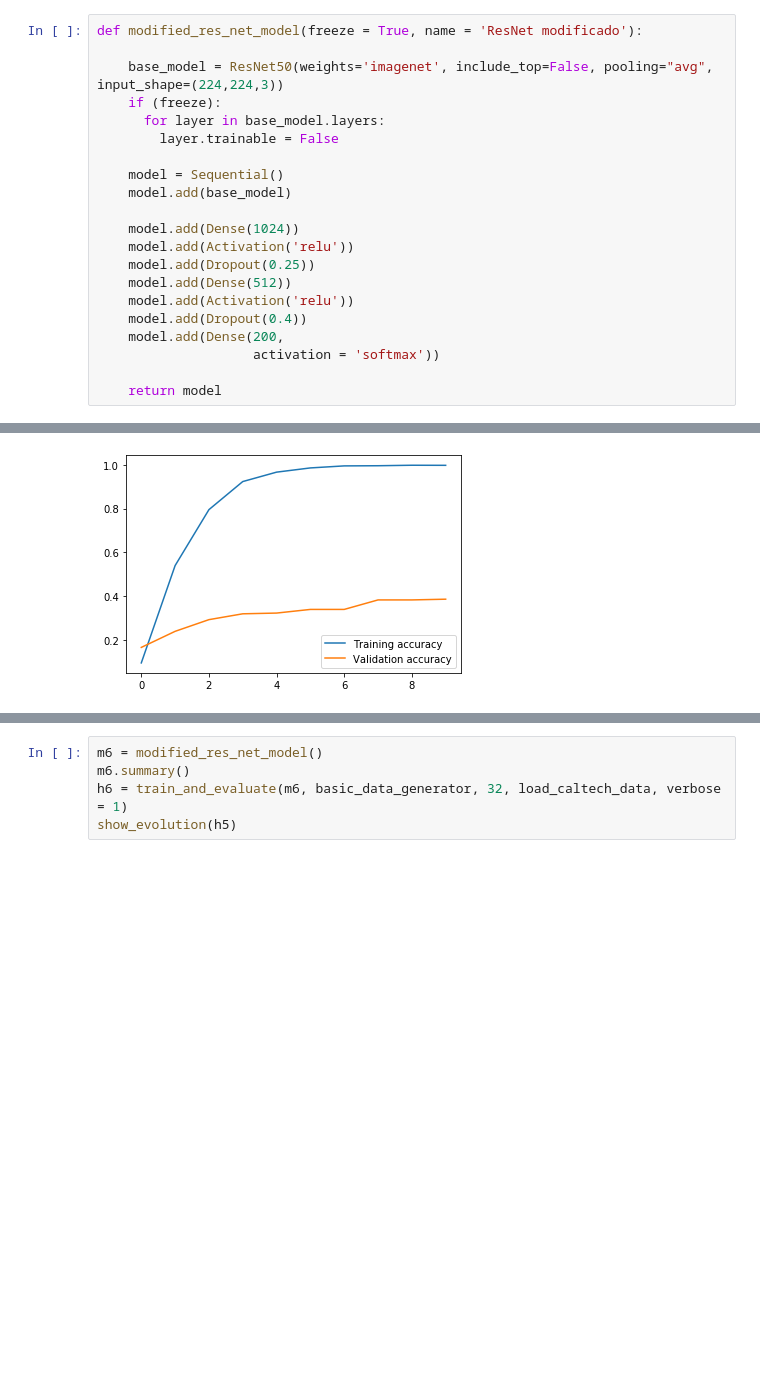
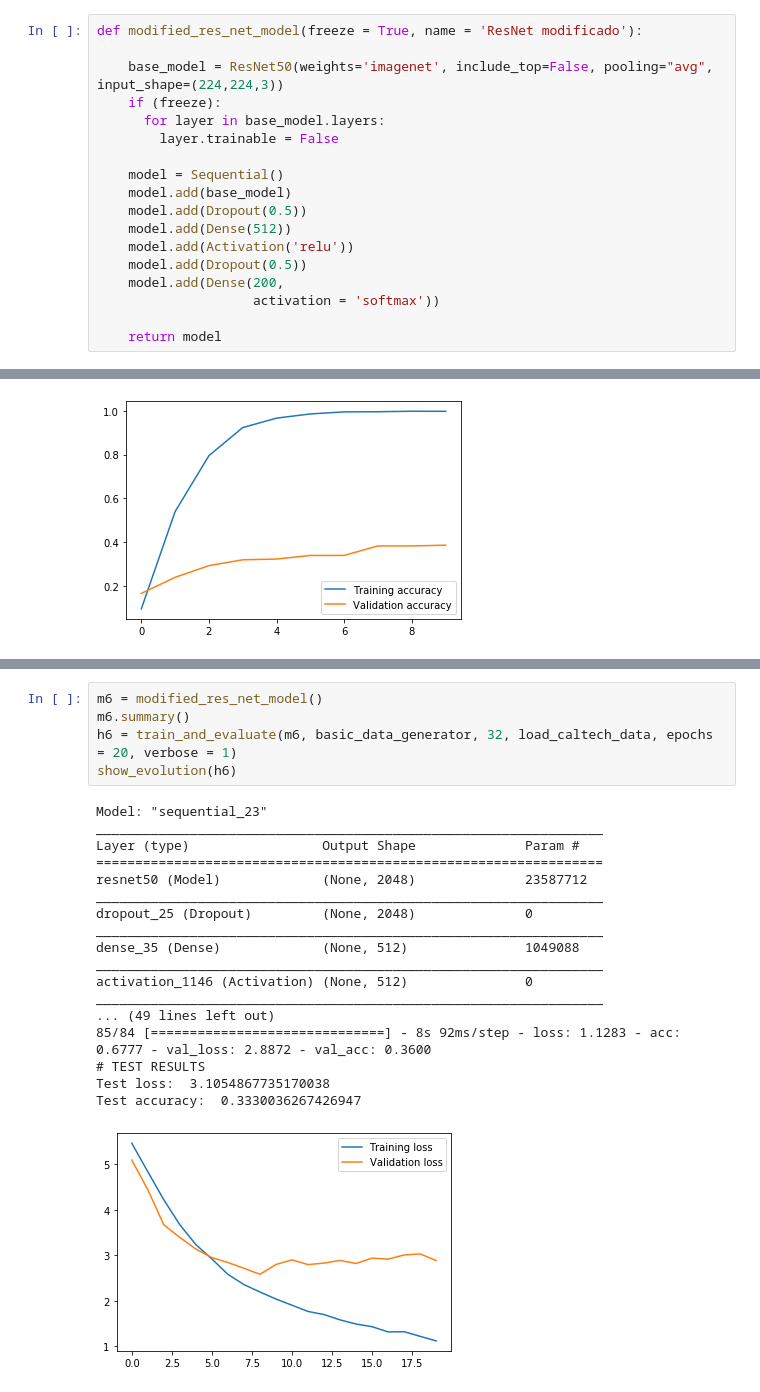
Before and after one commit to Ludvins/DGIIM_VC, a Jupyter notebook: Practica 2/Cifar.ipynb, the cells around one changed output, grey strips where cells are left out. Cells and saved outputs as stored; diff of their text form; blank space fills up the shorter version.

```diff
--- a/Practica 2/Cifar.ipynb
+++ b/Practica 2/Cifar.ipynb
@@ -320,13 +316,10 @@ def modified_res_net_model(freeze = True, name = 'ResNet modificado'):
 
     model = Sequential()
     model.add(base_model)
-
-    model.add(Dense(1024))
-    model.add(Activation('relu'))
-    model.add(Dropout(0.25))
+    model.add(Dropout(0.5))
     model.add(Dense(512))
     model.add(Activation('relu'))
-    model.add(Dropout(0.4))
+    model.add(Dropout(0.5))
     model.add(Dense(200,
                     activation = 'softmax'))
 
@@ -505,5 +508,24 @@ Test accuracy:  0.3273986151440089
 # %%
 m6 = modified_res_net_model()
 m6.summary()
-h6 = train_and_evaluate(m6, basic_data_generator, 32, load_caltech_data, verbose = 1)
-show_evolution(h5)
+h6 = train_and_evaluate(m6, basic_data_generator, 32, load_caltech_data, epochs = 20, verbose = 1)
+show_evolution(h6)
+# %% [output]
+Model: "sequential_23"
+_________________________________________________________________
+Layer (type)                 Output Shape              Param #
+=================================================================
+resnet50 (Model)             (None, 2048)              23587712
+_________________________________________________________________
+dropout_25 (Dropout)         (None, 2048)              0
+_________________________________________________________________
+dense_35 (Dense)             (None, 512)               1049088
+_________________________________________________________________
+activation_1146 (Activation) (None, 512)               0
+_________________________________________________________________
+... (49 lines left out)
+85/84 [==============================] - 8s 92ms/step - loss: 1.1283 - acc: 0.6777 - val_loss: 2.8872 - val_acc: 0.3600
+# TEST RESULTS
+Test loss:  3.1054867735170038
+Test accuracy:  0.3330036267426947
+[figure, added]
```
Also changed, not shown: parts of 4 cells of this notebook.
